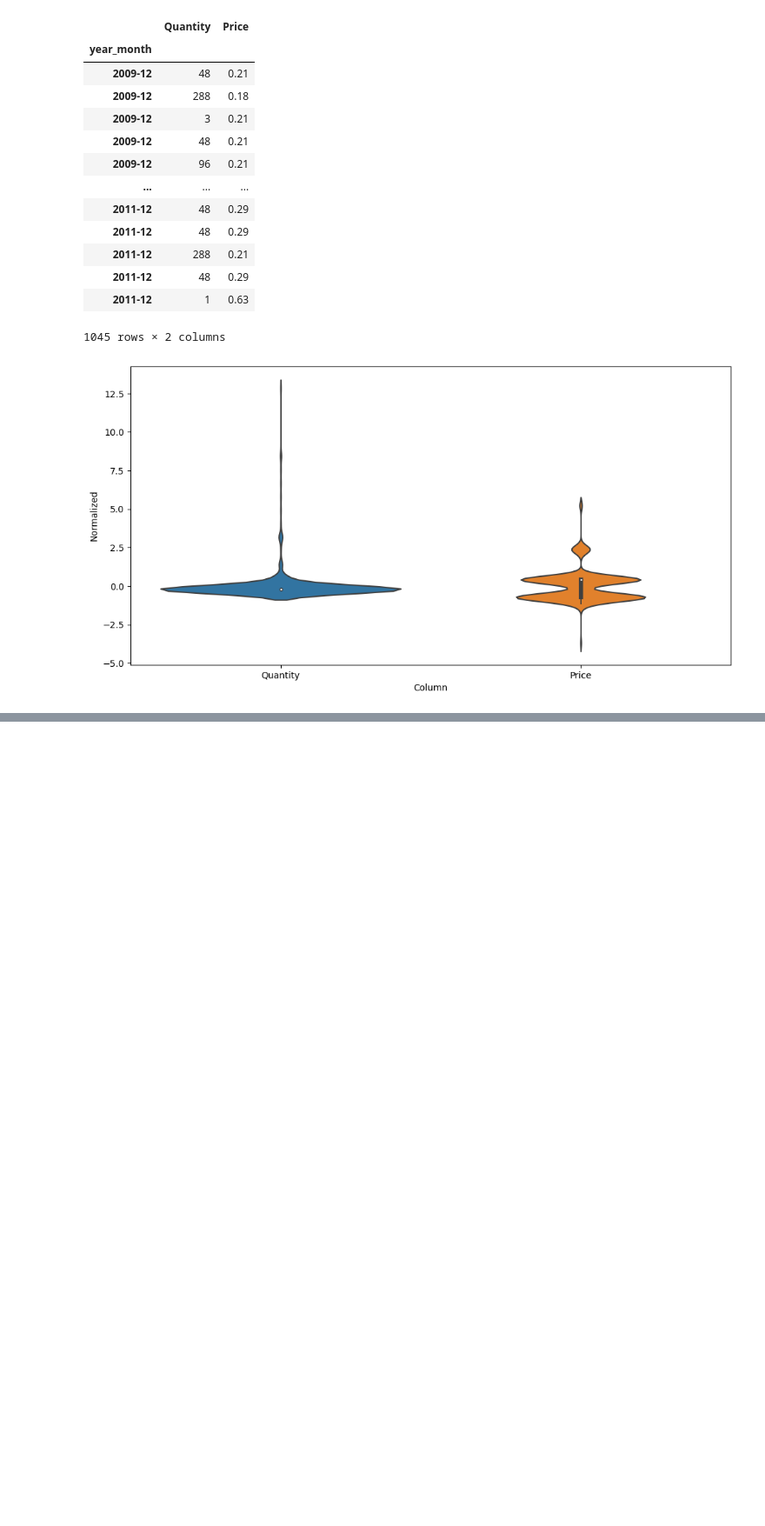
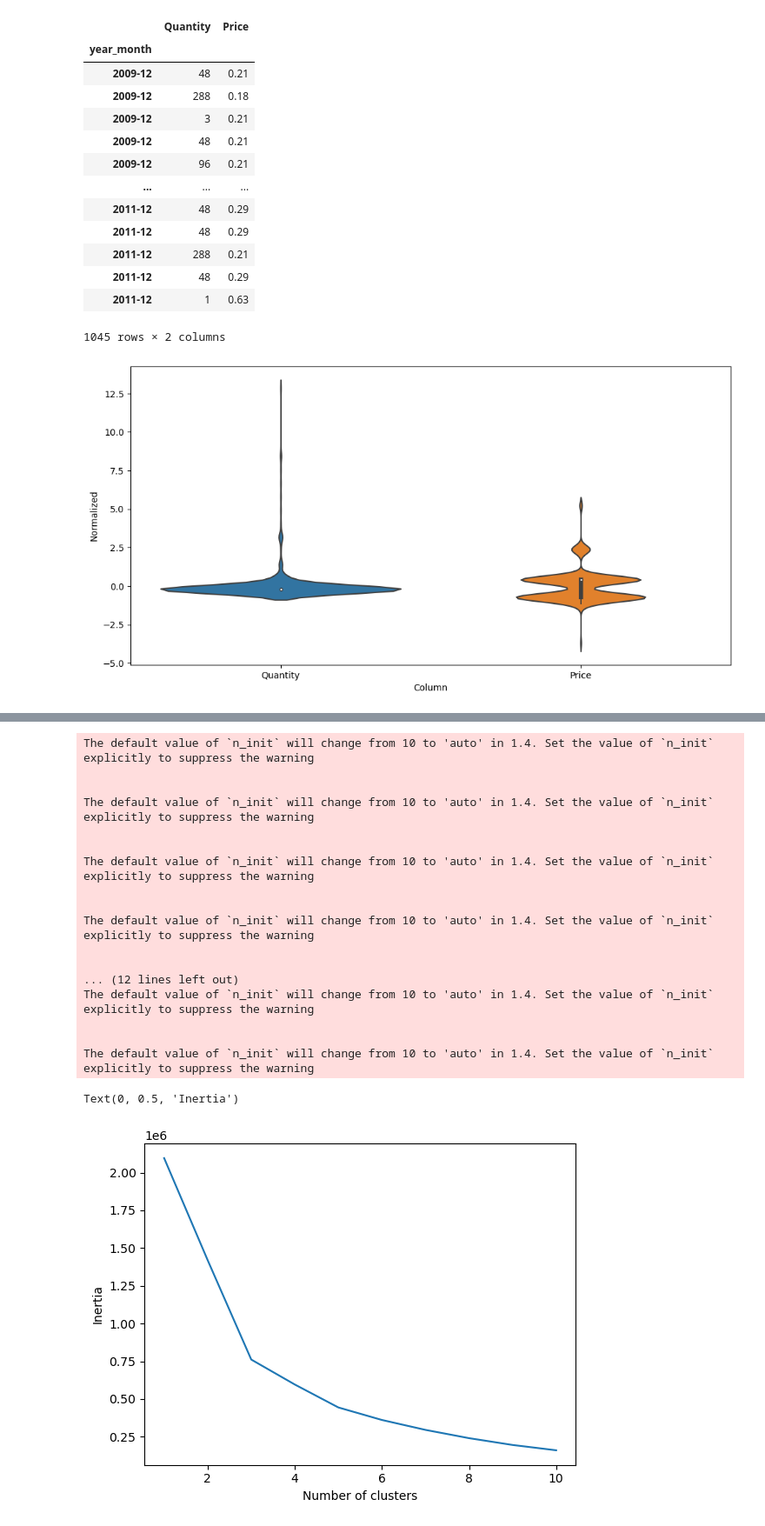
Before and after one commit to Hoomaaan/Retail-Store-Challenge, a Jupyter notebook: main.ipynb, the cells around one changed output, grey strips where cells are left out. Shown at 87% size. Saved outputs shown, nothing was run; the diff lists cells and outputs as text; code cells hidden in the pictures; blank space fills up the shorter version.

```diff
--- a/main.ipynb
+++ b/main.ipynb
@@ -516,0 +653,33 @@ ValueError: Found input variables with inconsistent numbers of samples: [731, 78
+# %%
+# Find the optimal number of clusters
+ineritas = []
+
+for i in range(1, 11):
+    kmeans = KMeans(n_clusters=i, random_state=42)
+    kmeans.fit(data_scaled)
+    # df['Cluster'] = kmeans.fit_predict(data_scaled)
+    ineritas.append(kmeans.inertia_)
+
+plt.plot(list(range(1, 11)), ineritas)
+plt.xlabel("Number of clusters")
+plt.ylabel("Inertia")
+# %% [output]
+The default value of `n_init` will change from 10 to 'auto' in 1.4. Set the value of `n_init` explicitly to suppress the warning
+
+
+The default value of `n_init` will change from 10 to 'auto' in 1.4. Set the value of `n_init` explicitly to suppress the warning
+
+
+The default value of `n_init` will change from 10 to 'auto' in 1.4. Set the value of `n_init` explicitly to suppress the warning
+
+
+The default value of `n_init` will change from 10 to 'auto' in 1.4. Set the value of `n_init` explicitly to suppress the warning
+
+
+... (12 lines left out)
+The default value of `n_init` will change from 10 to 'auto' in 1.4. Set the value of `n_init` explicitly to suppress the warning
+
+
+The default value of `n_init` will change from 10 to 'auto' in 1.4. Set the value of `n_init` explicitly to suppress the warning
+Text(0, 0.5, 'Inertia')
+[figure, added]
```
Also changed, not shown: parts of 22 cells of this notebook.
